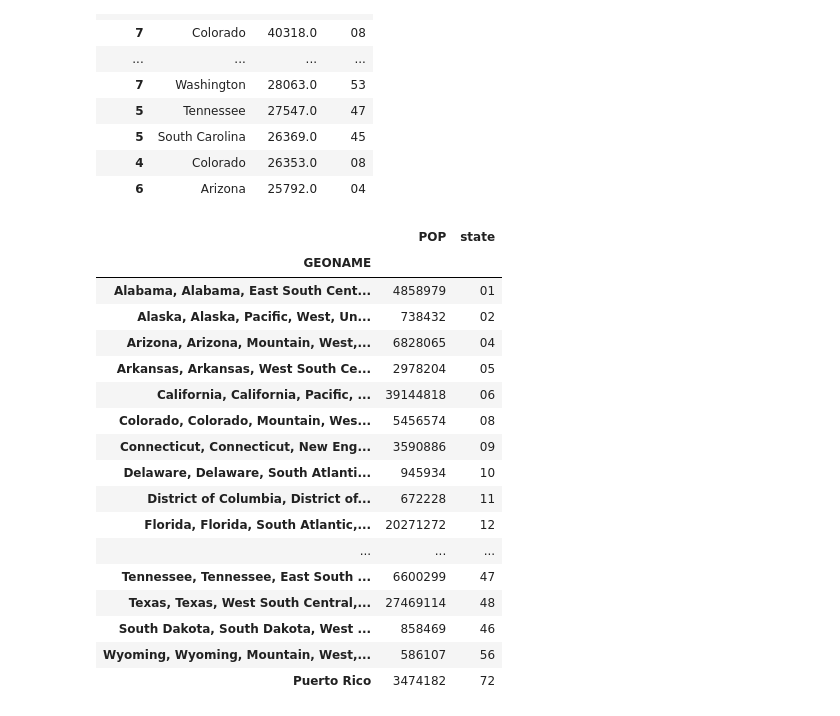
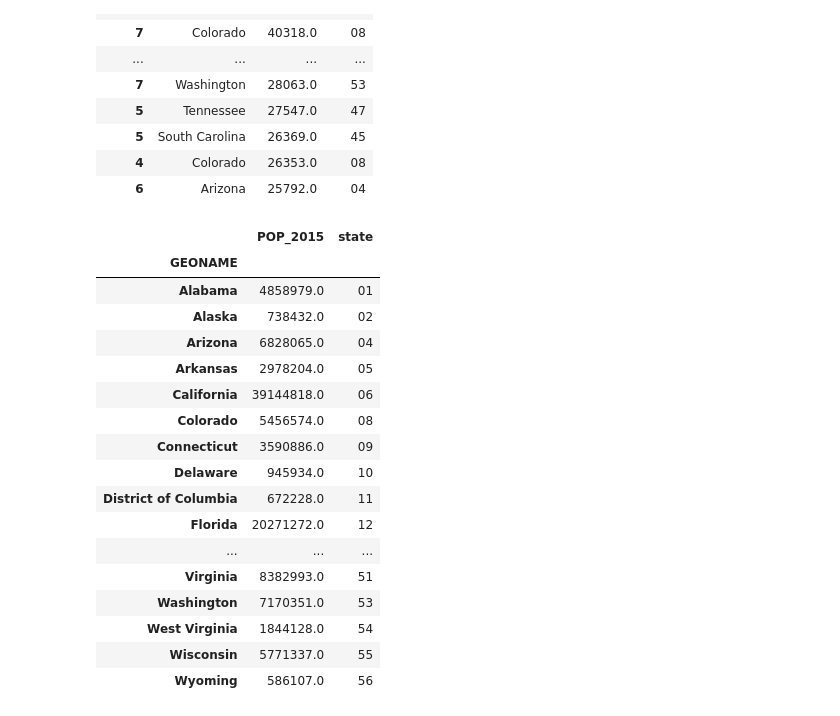
Before and after one commit to megangoode3/Group_Project_1, a Jupyter notebook: Census_data/state_population_comp.ipynb, the cells around one changed output. Cells and saved outputs as stored; diff of their text form; code cells hidden in the pictures.

```diff
--- a/Census_data/state_population_comp.ipynb
+++ b/Census_data/state_population_comp.ipynb
@@ -115,31 +115,40 @@ growth_2014.head(25)
 # %%
 # Get the population for each state in 2015
 base_url_2015 = "https://api.census.gov/data/2015/pep/population?get=GEONAME,POP"
 key = "&key=" + census_key
 all_states = "&for=state:*"
 response = requests.get(base_url_2015 + all_states + key).json()
 # Put the data into a dataframe
 pop_2015 = pd.DataFrame(response)
 # Rename the columns and set the index
 pop_2015_df = pop_2015.rename(columns=pop_2015.iloc[0]).drop(pop_2015.index[0])
+
+# edit GEONAME rows to include only the state name
+pop_2015_df["GEONAME"] = pop_2015_df["GEONAME"].str.split(",").str[0]
+# change the order to alphabetical by state name
+pop_2015_df = pop_2015_df.sort_values(by="GEONAME")
 pop_2015_df = pop_2015_df.set_index("GEONAME")
+# rename POP column to POP_2015
+pop_2015_df = pop_2015_df.rename(columns={"POP":"POP_2015"})
+# convert POP_2015 column to a float
+pop_2015_df["POP_2015"] = pop_2015_df["POP_2015"].astype(float)
 pop_2015_df
 # %% [output]
-|  | POP | state |
+|  | POP_2015 | state |
 | GEONAME |  |  |
-| Alabama, Alabama, East South Cent... | 4858979 | 01 |
-| Alaska, Alaska, Pacific, West, Un... | 738432 | 02 |
-| Arizona, Arizona, Mountain, West,... | 6828065 | 04 |
-| Arkansas, Arkansas, West South Ce... | 2978204 | 05 |
-| California, California, Pacific, ... | 39144818 | 06 |
-| Colorado, Colorado, Mountain, Wes... | 5456574 | 08 |
-| Connecticut, Connecticut, New Eng... | 3590886 | 09 |
-| Delaware, Delaware, South Atlanti... | 945934 | 10 |
-| District of Columbia, District of... | 672228 | 11 |
-| Florida, Florida, South Atlantic,... | 20271272 | 12 |
+| Alabama | 4858979.0 | 01 |
+| Alaska | 738432.0 | 02 |
+| Arizona | 6828065.0 | 04 |
+| Arkansas | 2978204.0 | 05 |
+| California | 39144818.0 | 06 |
+| Colorado | 5456574.0 | 08 |
+| Connecticut | 3590886.0 | 09 |
+| Delaware | 945934.0 | 10 |
+| District of Columbia | 672228.0 | 11 |
+| Florida | 20271272.0 | 12 |
 | ... | ... | ... |
-| Tennessee, Tennessee, East South ... | 6600299 | 47 |
-| Texas, Texas, West South Central,... | 27469114 | 48 |
-| South Dakota, South Dakota, West ... | 858469 | 46 |
-| Wyoming, Wyoming, Mountain, West,... | 586107 | 56 |
-| Puerto Rico | 3474182 | 72 |
+| Virginia | 8382993.0 | 51 |
+| Washington | 7170351.0 | 53 |
+| West Virginia | 1844128.0 | 54 |
+| Wisconsin | 5771337.0 | 55 |
+| Wyoming | 586107.0 | 56 |
```
Also changed, not shown: parts of 6 cells of this notebook.
